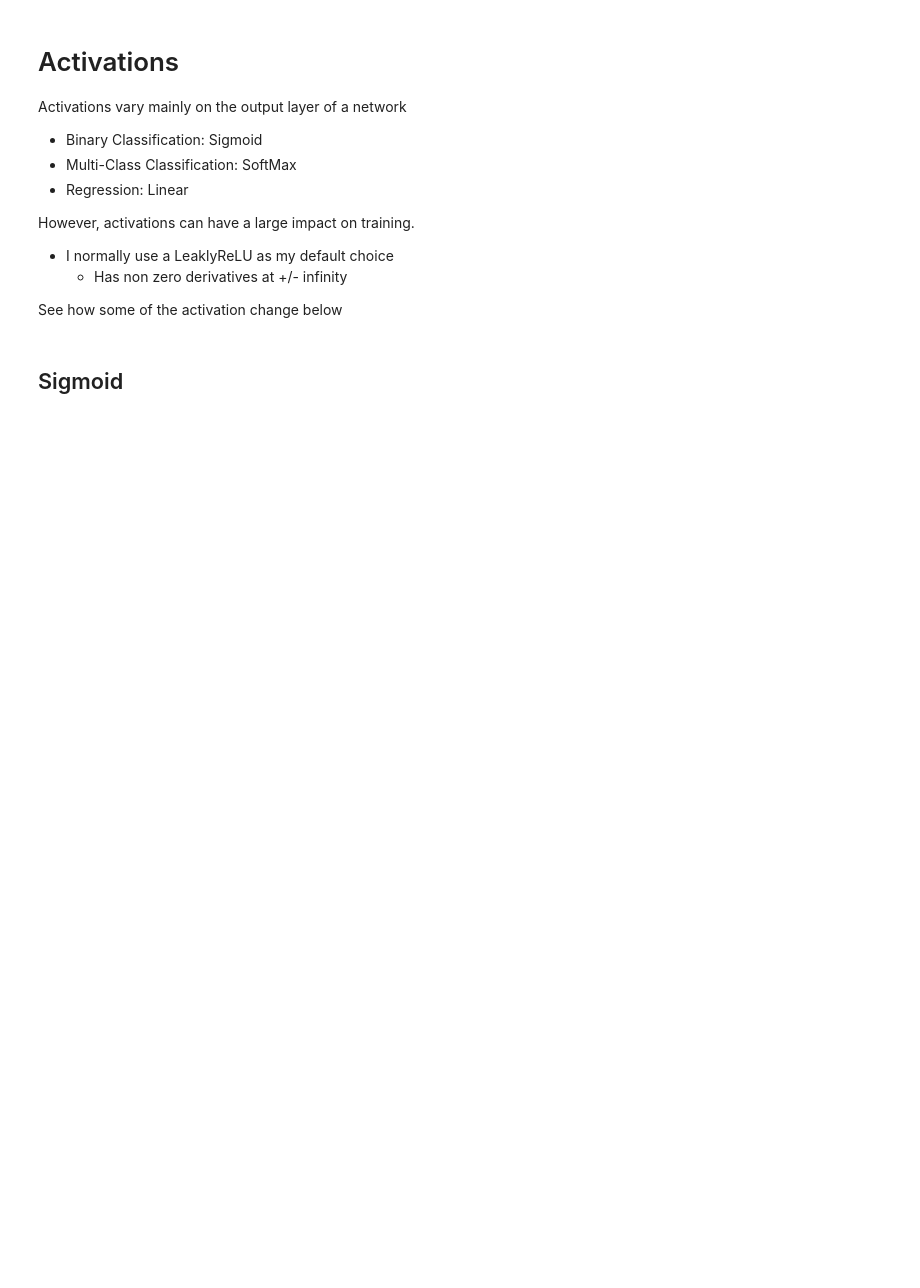
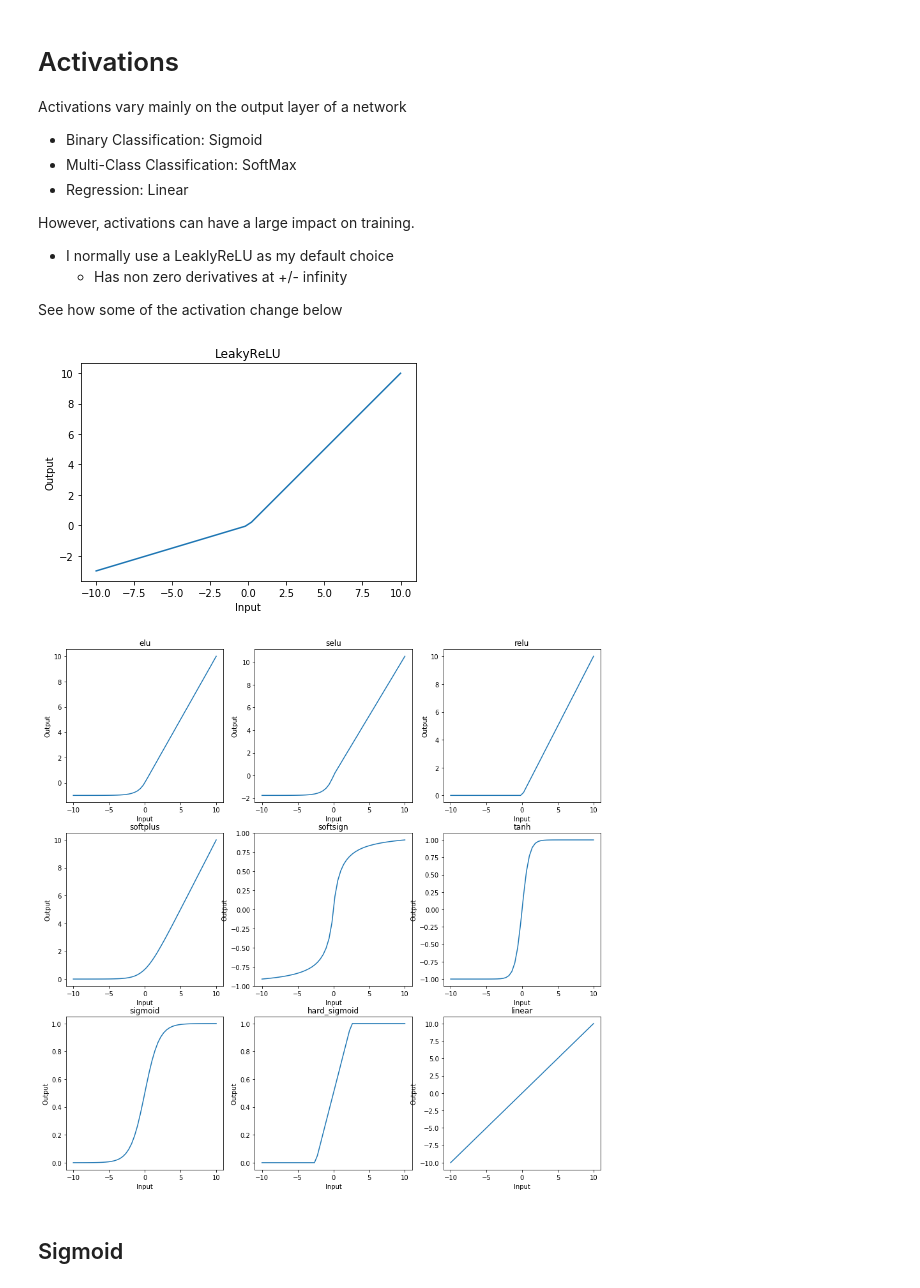
Before and after one commit to jsearcy1/racsml, a Jupyter notebook: notebooks/3-ConvolutionalNN.ipynb, the cells around one changed output. Drawn from its saved outputs; the diff is of its cells as text; code cells hidden in the pictures; blank space fills up the shorter version.

```diff
--- a/notebooks/3-ConvolutionalNN.ipynb
+++ b/notebooks/3-ConvolutionalNN.ipynb
@@ -976,26 +1029,33 @@ See how some of the activation change below
 # %%
 x=np.expand_dims(np.linspace(-10,10,50),1)
 
 act_input=tf.keras.Input((1,)) #Notice the comma after 1, this is a 1 dimentional input to keras
 output=tf.keras.layers.LeakyReLU()(act_input) #This is an "Advanced Activation, so it has it's own layer"
 
 
 sess=tf.keras.backend.get_session()
 output=sess.run(output,feed_dict={act_input:x})
 plt.plot(x,output)
 plt.xlabel('Input')
 plt.ylabel('Output')
 plt.title('LeakyReLU')
 plt.show()
-for activation in ['elu','selu','relu','softplus','softsign','tanh','sigmoid','hard_sigmoid','linear']:
+
+
+plt.figure(figsize=(15,15))    #Jake, I put these in a fig for easier comparison
+for i,activation in enumerate(['elu','selu','relu','softplus','softsign','tanh','sigmoid','hard_sigmoid','linear']):
+    plt.subplot(3,3,i+1)
     output=tf.keras.layers.Activation(activation)(act_input)
     sess=tf.keras.backend.get_session()
     output=sess.run(output,feed_dict={act_input:x})
     plt.plot(x,output)
     plt.xlabel('Input')
     plt.ylabel('Output')
     plt.title(activation)
-    plt.show()
+plt.show()
+# %% [output]
+[figure, added]
+[figure, added]
 # %% [markdown]
 ## Sigmoid
 # %%
```
Also changed, not shown: parts of 29 cells of this notebook.
